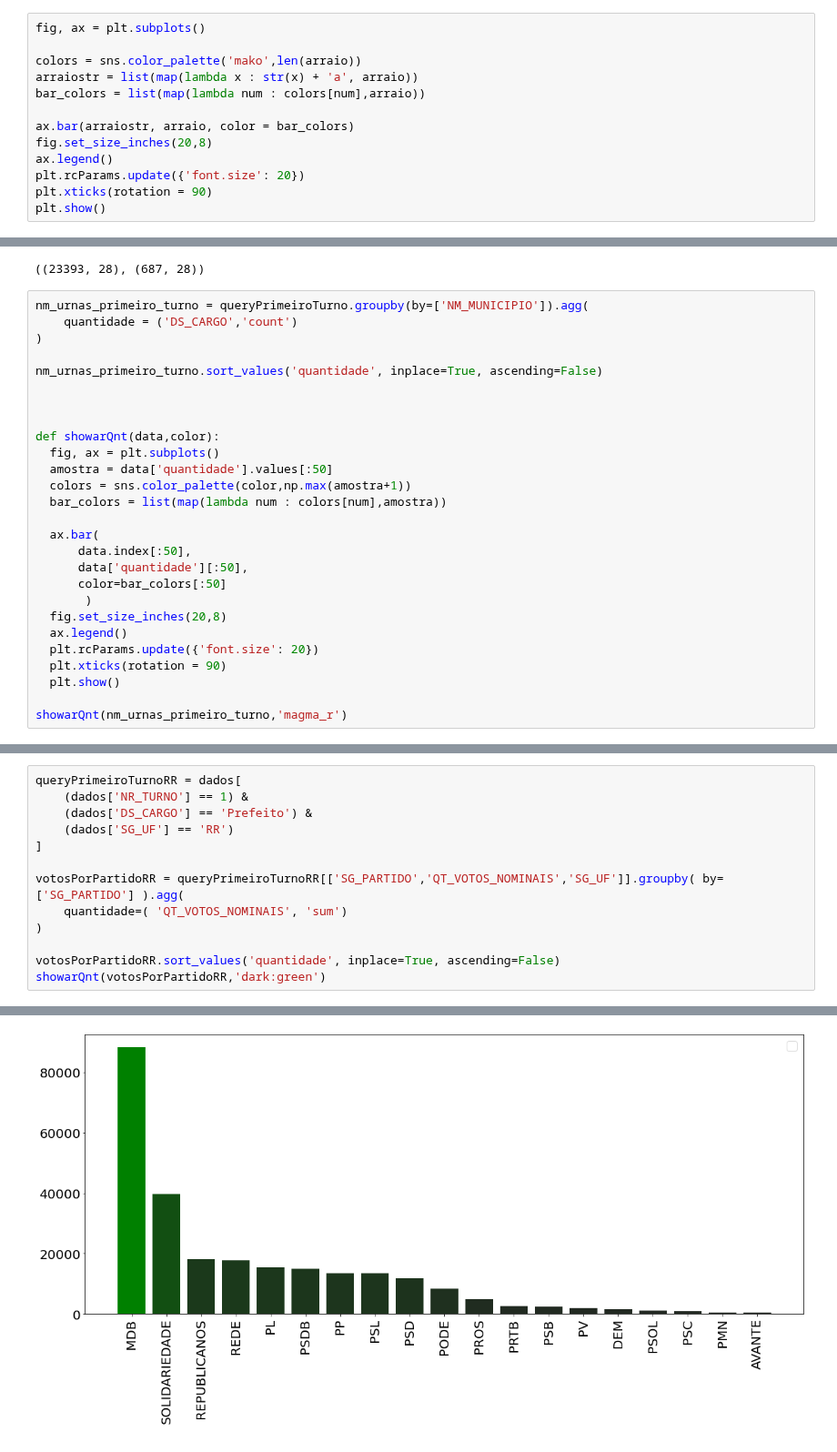
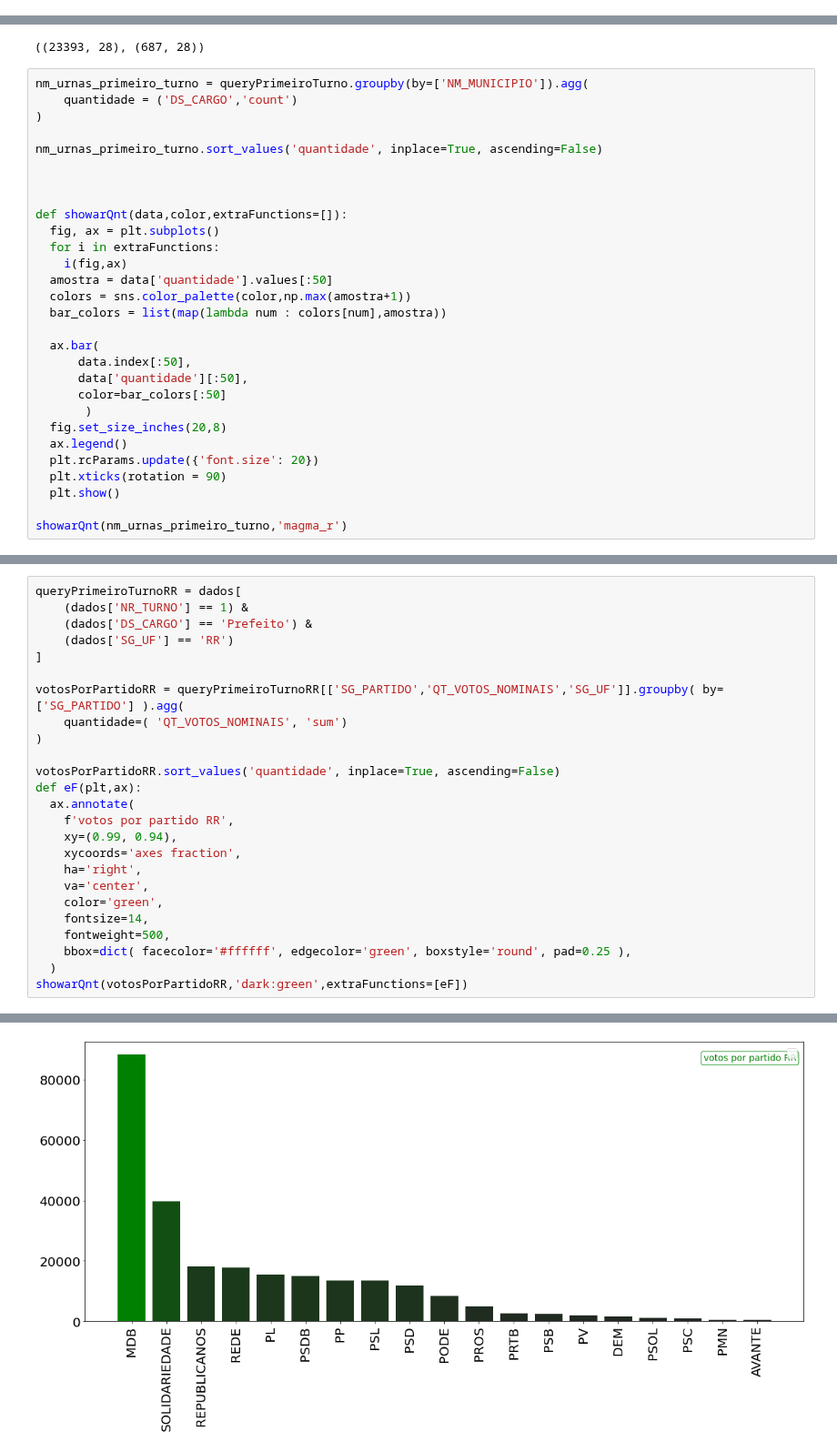
Before and after one commit to luisArthurRodriguesDaSilva/analise-eleicoes-brasileiras-2022, a Jupyter notebook: PieRRestudo.ipynb, the cells around one changed output, grey strips where cells are left out. Shown at 91% size. Cells and saved outputs as stored; diff of their text form.

```diff
--- a/PieRRestudo.ipynb
+++ b/PieRRestudo.ipynb
@@ -8,16 +8,3 @@ from matplotlib import pyplot as plt
 import numpy as np
 # %%
 arraio = list(map(lambda x : random.randint(0,100),range(100)))
-# %%
-fig, ax = plt.subplots()
-
-colors = sns.color_palette('mako',len(arraio))
-arraiostr = list(map(lambda x : str(x) + 'a', arraio))
-bar_colors = list(map(lambda num : colors[num],arraio))
-
-ax.bar(arraiostr, arraio, color = bar_colors)
-fig.set_size_inches(20,8)
-ax.legend()
-plt.rcParams.update({'font.size': 20})
-plt.xticks(rotation = 90)
-plt.show()
@@ -49,8 +41,10 @@ nm_urnas_primeiro_turno.sort_values('quantidade', inplace=True, ascending=False)
 
 
 
-def showarQnt(data,color):
+def showarQnt(data,color,extraFunctions=[]):
   fig, ax = plt.subplots()
+  for i in extraFunctions:
+    i(fig,ax)
   amostra = data['quantidade'].values[:50]
   colors = sns.color_palette(color,np.max(amostra+1))
   bar_colors = list(map(lambda num : colors[num],amostra))
@@ -100,16 +108,28 @@ WARNING:matplotlib.legend:No handles with labels found to put in legend.
 # %%
 queryPrimeiroTurnoRR = dados[
     (dados['NR_TURNO'] == 1) &
     (dados['DS_CARGO'] == 'Prefeito') &
     (dados['SG_UF'] == 'RR')
 ]
 
 votosPorPartidoRR = queryPrimeiroTurnoRR[['SG_PARTIDO','QT_VOTOS_NOMINAIS','SG_UF']].groupby( by=['SG_PARTIDO'] ).agg(
     quantidade=( 'QT_VOTOS_NOMINAIS', 'sum')
 )
 
 votosPorPartidoRR.sort_values('quantidade', inplace=True, ascending=False)
-showarQnt(votosPorPartidoRR,'dark:green')
+def eF(plt,ax):
+  ax.annotate(
+    f'votos por partido RR',
+    xy=(0.99, 0.94),
+    xycoords='axes fraction',
+    ha='right',
+    va='center',
+    color='green',
+    fontsize=14,
+    fontweight=500,
+    bbox=dict( facecolor='#ffffff', edgecolor='green', boxstyle='round', pad=0.25 ),
+  )
+showarQnt(votosPorPartidoRR,'dark:green',extraFunctions=[eF])
 # %% [output]
 WARNING:matplotlib.legend:No handles with labels found to put in legend.
-[figure, old version]
+[figure, new version]
```
Also changed, not shown: parts of 4 cells of this notebook.
